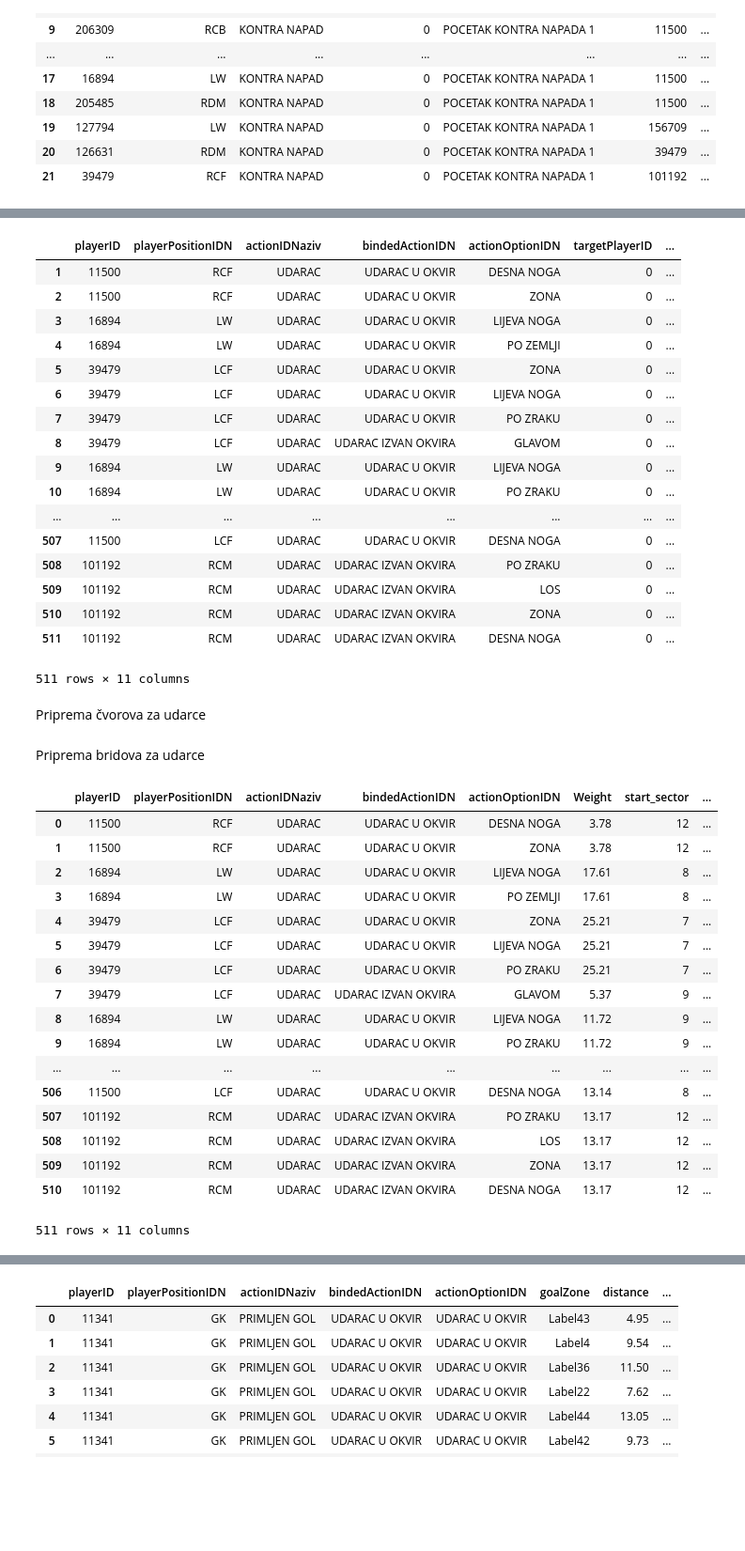
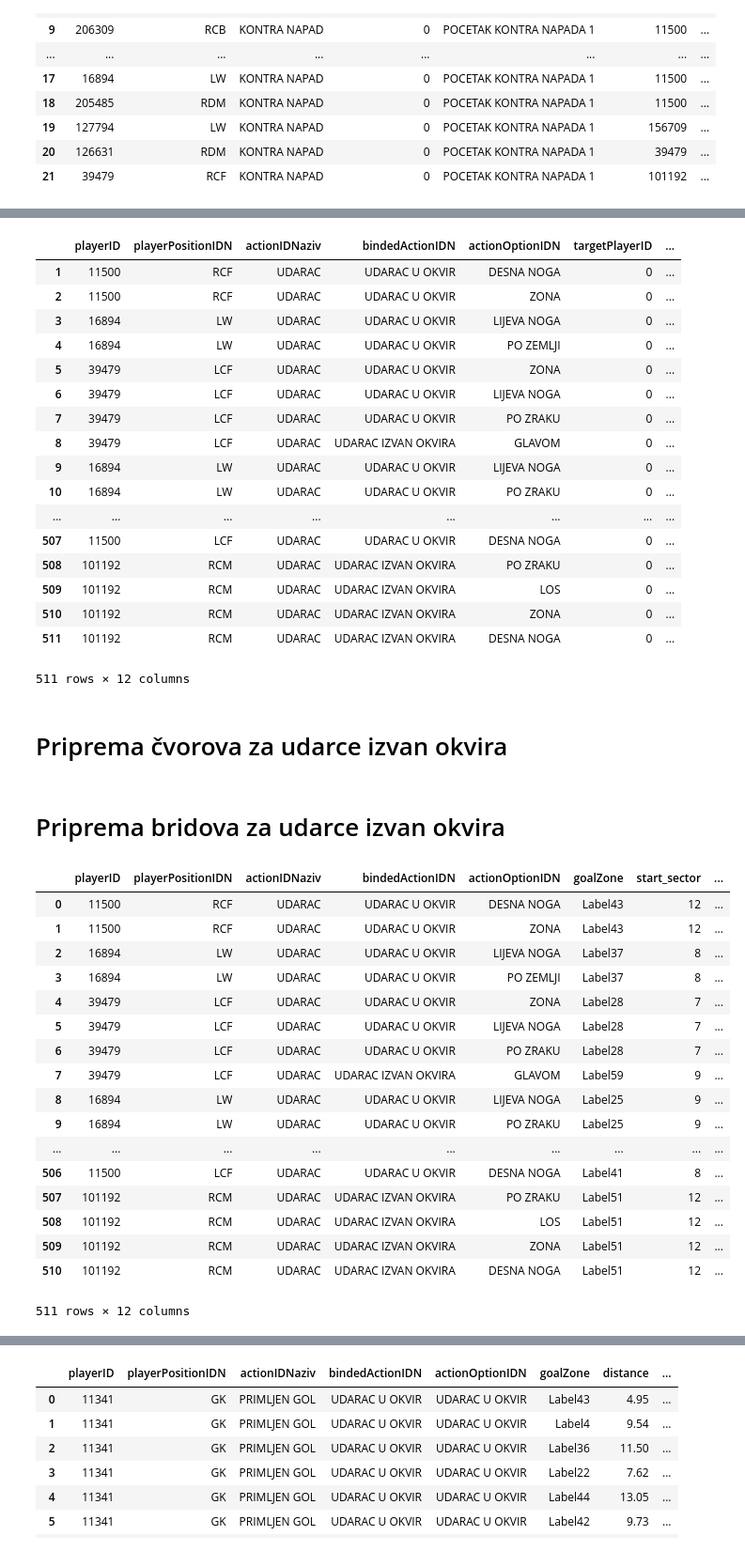
Before and after one commit to hrvatskibogmars/brainstormers, a Jupyter notebook: analysis/techo_notebooks/SNA/Preparing some relevant actions for SNA - Mgladbach.ipynb, the cells around one changed output, grey strips where cells are left out. Shown: that part at 94% size. Drawn from its saved outputs; the diff is of its cells as text; code cells hidden in the pictures; blank space fills up the shorter version.

Commit message:
Exploring clusters data for Eintracht and Mgladbach

```diff
--- a/analysis/techo_notebooks/SNA/Preparing some relevant actions for SNA - Mgladbach.ipynb
+++ b/analysis/techo_notebooks/SNA/Preparing some relevant actions for SNA - Mgladbach.ipynb
@@ -87,7 +88,7 @@ dfMgladbachAtrUdarci = dfMgladbachAkcije[((dfMgladbachAkcije['actionID'] == 30)
                                             (dfMgladbachAkcije['bindedActionID'] == 262))]
 dfMgladbachAtrUdarciClean = dfMgladbachAtrUdarci.drop(['ID','gameID', 'actionID',
                                             'bindedActionID', 'actionOptionID',
-                                            'playerTeam', 'goalZone', 'refPositionX',
+                                            'playerTeam', 'refPositionX',
                                             'refPositionY', 'startPossTime', 'endPossTime', 'gameTimeSection',
                                             'playerPositionID', 'targetPositionID', 'awayTeamSide', 'action_duration',
                                             'domaci', 'gosti', 'domaciFormacija', 'gostiFormacija',
@@ -107,7 +108,7 @@ dfMgladbachIgraciu1 = pd.merge(dfMgladbachu, dfEP, left_on='targetPlayerID', rig
 dfMgladbachIgraciu2 = dfMgladbachIgraciu1.drop(['playerID_y', 'name_y'], axis=1)
 dfMgladbachIgraciu3 = dfMgladbachIgraciu2.rename(columns={'name_x':'playerName', 'name_y':'targetName', 'playerID_x':'playerID'})
 dfMgladbachIgraciu3.index += 1
-dfMgladbachIgraciu3.to_csv("Mgladbach_sna_udarci.csv", sep=',', index=False)
+dfMgladbachIgraciu3.to_csv("Mgladbach_sna_udarci_izvan_okvira.csv", sep=',', index=False)
 dfMgladbachIgraciu3
 # %% [output]
 |  | playerID | playerPositionIDN | actionIDNaziv | bindedActionIDN | actionOptionIDN | targetPlayerID | ... |
@@ -127,7 +128,7 @@ dfMgladbachIgraciu3
 | 509 | 101192 | RCM | UDARAC | UDARAC IZVAN OKVIRA | LOS | 0 | ... |
 | 510 | 101192 | RCM | UDARAC | UDARAC IZVAN OKVIRA | ZONA | 0 | ... |
 | 511 | 101192 | RCM | UDARAC | UDARAC IZVAN OKVIRA | DESNA NOGA | 0 | ... |
-511 rows × 11 columns
+511 rows × 12 columns
 # %% [markdown]
-Priprema čvorova za udarce
+ # Priprema čvorova za udarce izvan okvira
 # %%
@@ -144,42 +145,42 @@ dfNodesuClean.to_csv("Mgladbach_sna_udarci_nodes.csv", sep=',', index=True)
 # %% [markdown]
-Priprema bridova za udarce
+# Priprema bridova za udarce izvan okvira
 # %%
-dfMgladbachUdarci = pd.read_csv("Mgladbach_sna_udarci.csv", sep=',')
-dfMgladbachNodesU = pd.read_csv("Mgladbach_sna_udarci_nodes.csv", sep=',')
+dfMgladbachUdarci = pd.read_csv("Mgladbach_sna_udarci_izvan_okvira.csv", sep=',')
+dfMgladbachNodesU = pd.read_csv("Mgladbach_sna_udarci_izvan_okvira_nodes.csv", sep=',',names=['ID', 'Label'])
 
 for indexU, itemU in dfMgladbachUdarci.iterrows():
     for indexN, itemN in dfMgladbachNodesU.iterrows():
-        if(itemU['start_sector'] == itemN['Label']):
+        if(itemU['playerName'] == itemN['Label']):
             ID = itemN['ID']
             dfMgladbachUdarci.set_value(indexU, 'Source', ID)
 
 for indexU, itemU in dfMgladbachUdarci.iterrows():
     for indexN, itemN in dfMgladbachNodesU.iterrows():
-        if(itemU['end_sector'] == itemN['Label']):
+        if(itemU['goalZone'] == itemN['Label']):
             ID = itemN['ID']
             dfMgladbachUdarci.set_value(indexU, 'Target', ID)
 
-dfMgladbachUdarci.drop(['targetPlayerID', 'targetPositionIDN'], axis=1, inplace=True)
-dfMgladbachUdarciRenamed = dfMgladbachUdarci.rename(columns={'distance':'Weight'})
-dfMgladbachUdarciRenamed.to_csv("Mgladbach_sna_udarci_edges.csv", sep=',', index=False)
-dfMgladbachUdarciRenamed
+dfMgladbachUdarci['Label'] = dfMgladbachUdarci['distance'].map(str) + " " + dfMgladbachUdarci['start_sector'].map(str)
+dfMgladbachUdarci.drop(['targetPlayerID', 'targetPositionIDN', 'distance'], axis=1, inplace=True)
+dfMgladbachUdarci.to_csv("Mgladbach_sna_udarci_izvan_okvira_edges.csv", sep=',', index=False)
+dfMgladbachUdarci
 # %% [output]
-|  | playerID | playerPositionIDN | actionIDNaziv | bindedActionIDN | actionOptionIDN | Weight | start_sector | ... |
-| 0 | 11500 | RCF | UDARAC | UDARAC U OKVIR | DESNA NOGA | 3.78 | 12 | ... |
-| 1 | 11500 | RCF | UDARAC | UDARAC U OKVIR | ZONA | 3.78 | 12 | ... |
-| 2 | 16894 | LW | UDARAC | UDARAC U OKVIR | LIJEVA NOGA | 17.61 | 8 | ... |
-| 3 | 16894 | LW | UDARAC | UDARAC U OKVIR | PO ZEMLJI | 17.61 | 8 | ... |
-| 4 | 39479 | LCF | UDARAC | UDARAC U OKVIR | ZONA | 25.21 | 7 | ... |
-| 5 | 39479 | LCF | UDARAC | UDARAC U OKVIR | LIJEVA NOGA | 25.21 | 7 | ... |
-| 6 | 39479 | LCF | UDARAC | UDARAC U OKVIR | PO ZRAKU | 25.21 | 7 | ... |
-| 7 | 39479 | LCF | UDARAC | UDARAC IZVAN OKVIRA | GLAVOM | 5.37 | 9 | ... |
-| 8 | 16894 | LW | UDARAC | UDARAC U OKVIR | LIJEVA NOGA | 11.72 | 9 | ... |
-| 9 | 16894 | LW | UDARAC | UDARAC U OKVIR | PO ZRAKU | 11.72 | 9 | ... |
+|  | playerID | playerPositionIDN | actionIDNaziv | bindedActionIDN | actionOptionIDN | goalZone | start_sector | ... |
+| 0 | 11500 | RCF | UDARAC | UDARAC U OKVIR | DESNA NOGA | Label43 | 12 | ... |
+| 1 | 11500 | RCF | UDARAC | UDARAC U OKVIR | ZONA | Label43 | 12 | ... |
+| 2 | 16894 | LW | UDARAC | UDARAC U OKVIR | LIJEVA NOGA | Label37 | 8 | ... |
+| 3 | 16894 | LW | UDARAC | UDARAC U OKVIR | PO ZEMLJI | Label37 | 8 | ... |
+| 4 | 39479 | LCF | UDARAC | UDARAC U OKVIR | ZONA | Label28 | 7 | ... |
+| 5 | 39479 | LCF | UDARAC | UDARAC U OKVIR | LIJEVA NOGA | Label28 | 7 | ... |
+| 6 | 39479 | LCF | UDARAC | UDARAC U OKVIR | PO ZRAKU | Label28 | 7 | ... |
+| 7 | 39479 | LCF | UDARAC | UDARAC IZVAN OKVIRA | GLAVOM | Label59 | 9 | ... |
+| 8 | 16894 | LW | UDARAC | UDARAC U OKVIR | LIJEVA NOGA | Label25 | 9 | ... |
+| 9 | 16894 | LW | UDARAC | UDARAC U OKVIR | PO ZRAKU | Label25 | 9 | ... |
 | ... | ... | ... | ... | ... | ... | ... | ... | ... |
-| 506 | 11500 | LCF | UDARAC | UDARAC U OKVIR | DESNA NOGA | 13.14 | 8 | ... |
-| 507 | 101192 | RCM | UDARAC | UDARAC IZVAN OKVIRA | PO ZRAKU | 13.17 | 12 | ... |
-| 508 | 101192 | RCM | UDARAC | UDARAC IZVAN OKVIRA | LOS | 13.17 | 12 | ... |
-| 509 | 101192 | RCM | UDARAC | UDARAC IZVAN OKVIRA | ZONA | 13.17 | 12 | ... |
-| 510 | 101192 | RCM | UDARAC | UDARAC IZVAN OKVIRA | DESNA NOGA | 13.17 | 12 | ... |
+| 506 | 11500 | LCF | UDARAC | UDARAC U OKVIR | DESNA NOGA | Label41 | 8 | ... |
+| 507 | 101192 | RCM | UDARAC | UDARAC IZVAN OKVIRA | PO ZRAKU | Label51 | 12 | ... |
+| 508 | 101192 | RCM | UDARAC | UDARAC IZVAN OKVIRA | LOS | Label51 | 12 | ... |
+| 509 | 101192 | RCM | UDARAC | UDARAC IZVAN OKVIRA | ZONA | Label51 | 12 | ... |
+| 510 | 101192 | RCM | UDARAC | UDARAC IZVAN OKVIRA | DESNA NOGA | Label51 | 12 | ... |
-511 rows × 11 columns
+511 rows × 12 columns
 # %% [markdown]
```
Also changed, not shown: parts of 34 cells of this notebook, 9 other files.
